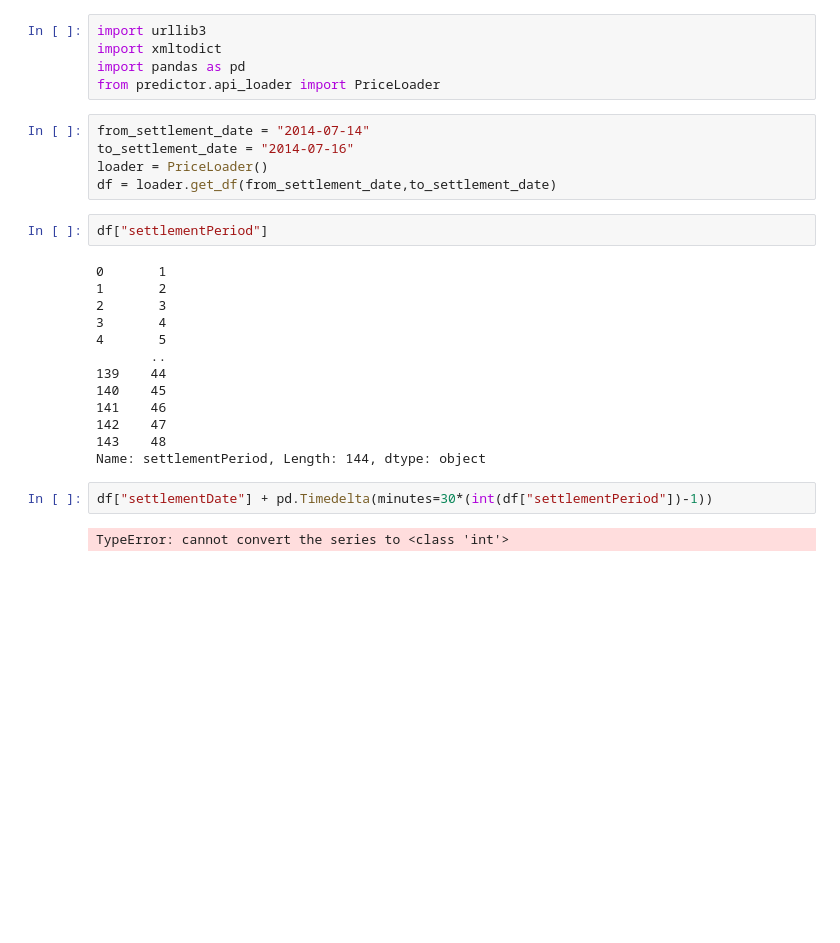
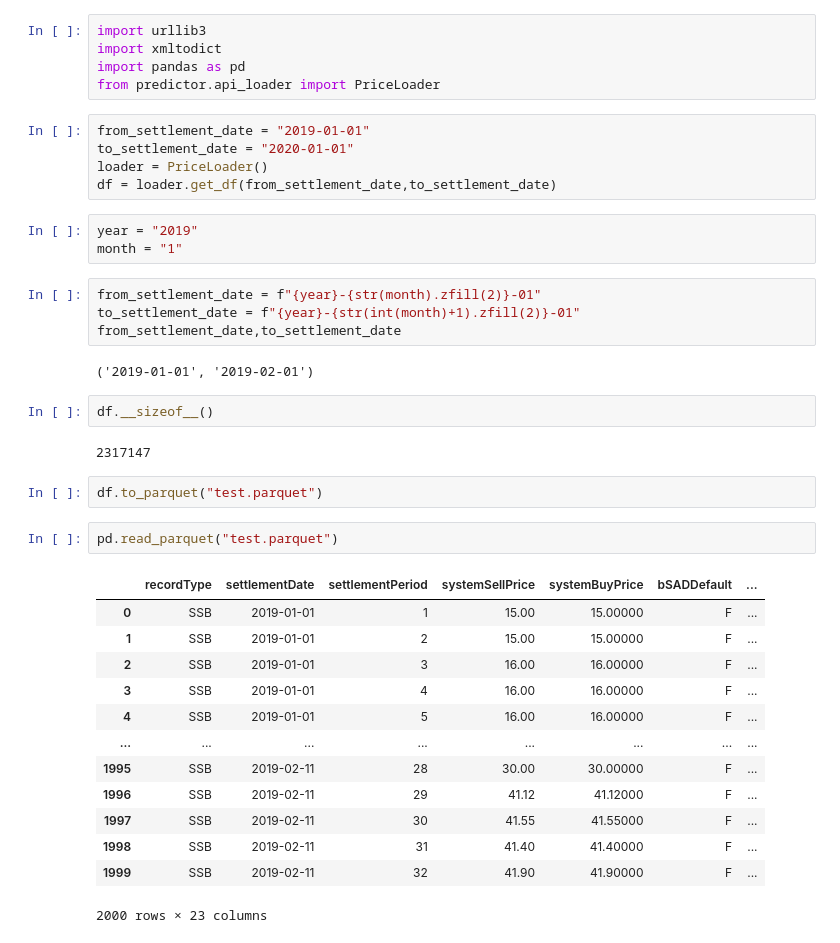
Before and after one commit to RichardHaythorn/PriceCapPredictor, a Jupyter notebook: dev.ipynb, the cells around one changed output. Drawn from its saved outputs; the diff is of its cells as text; blank space fills up the shorter version.

```diff
--- a/dev.ipynb
+++ b/dev.ipynb
@@ -4,26 +4,38 @@ import xmltodict
 import pandas as pd
 from predictor.api_loader import PriceLoader
 # %%
-from_settlement_date = "2014-07-14"
-to_settlement_date = "2014-07-16"
+from_settlement_date = "2019-01-01"
+to_settlement_date = "2020-01-01"
 loader = PriceLoader()
 df = loader.get_df(from_settlement_date,to_settlement_date)
+# %%
+year = "2019"
+month = "1"
+# %%
+from_settlement_date = f"{year}-{str(month).zfill(2)}-01"
+to_settlement_date = f"{year}-{str(int(month)+1).zfill(2)}-01"
+from_settlement_date,to_settlement_date
+# %% [output]
+('2019-01-01', '2019-02-01')
 # %%
-df["settlementPeriod"]
+df.__sizeof__()
 # %% [output]
-0       1
-1       2
-2       3
-3       4
-4       5
-       ..
-139    44
-140    45
-141    46
-142    47
-143    48
-Name: settlementPeriod, Length: 144, dtype: object
+2317147
-# %%
-df["settlementDate"] + pd.Timedelta(minutes=30*(int(df["settlementPeriod"])-1))
-# %% [output]
-TypeError: cannot convert the series to <class 'int'>
+# %%
+df.to_parquet("test.parquet")
+# %%
+pd.read_parquet("test.parquet")
+# %% [output]
+|  | recordType | settlementDate | settlementPeriod | systemSellPrice | systemBuyPrice | bSADDefault | ... |
+| 0 | SSB | 2019-01-01 | 1 | 15.00 | 15.00000 | F | ... |
+| 1 | SSB | 2019-01-01 | 2 | 15.00 | 15.00000 | F | ... |
+| 2 | SSB | 2019-01-01 | 3 | 16.00 | 16.00000 | F | ... |
+| 3 | SSB | 2019-01-01 | 4 | 16.00 | 16.00000 | F | ... |
+| 4 | SSB | 2019-01-01 | 5 | 16.00 | 16.00000 | F | ... |
+| ... | ... | ... | ... | ... | ... | ... | ... |
+| 1995 | SSB | 2019-02-11 | 28 | 30.00 | 30.00000 | F | ... |
+| 1996 | SSB | 2019-02-11 | 29 | 41.12 | 41.12000 | F | ... |
+| 1997 | SSB | 2019-02-11 | 30 | 41.55 | 41.55000 | F | ... |
+| 1998 | SSB | 2019-02-11 | 31 | 41.40 | 41.40000 | F | ... |
+| 1999 | SSB | 2019-02-11 | 32 | 41.90 | 41.90000 | F | ... |
+2000 rows × 23 columns
```
Also changed, not shown: parts of 1 cell of this notebook, 3 other files.
